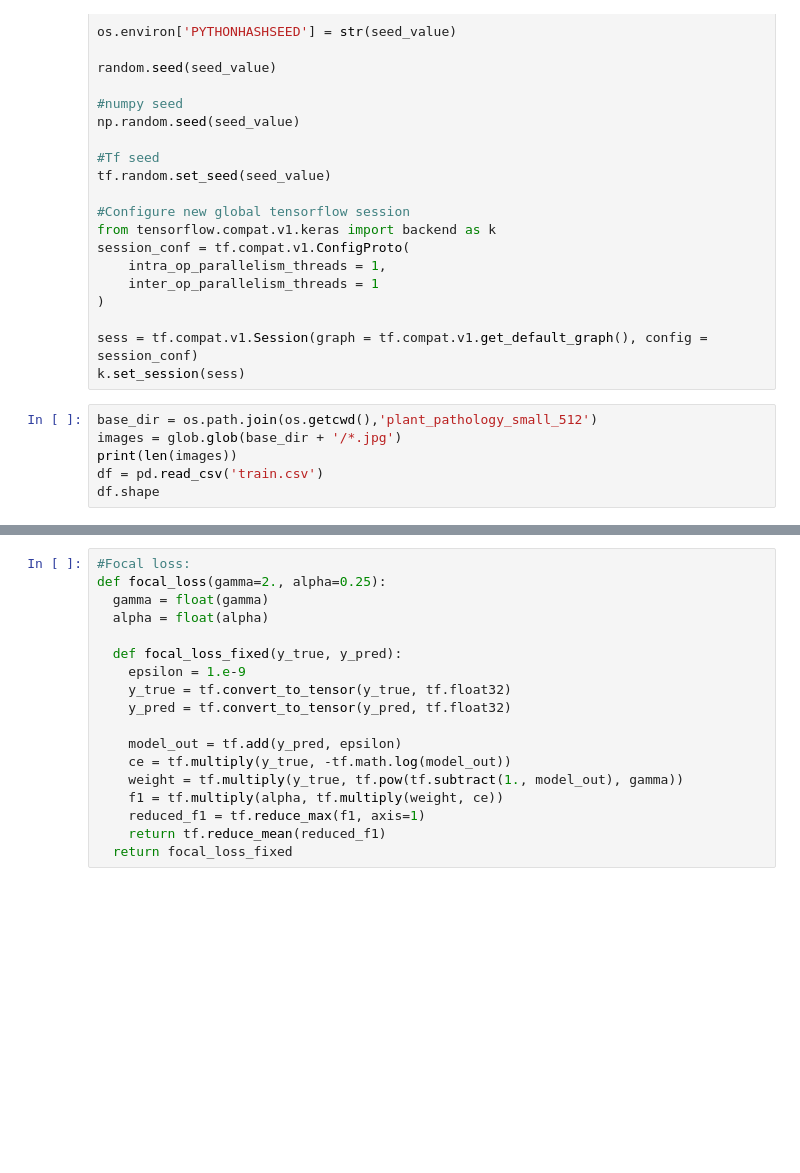
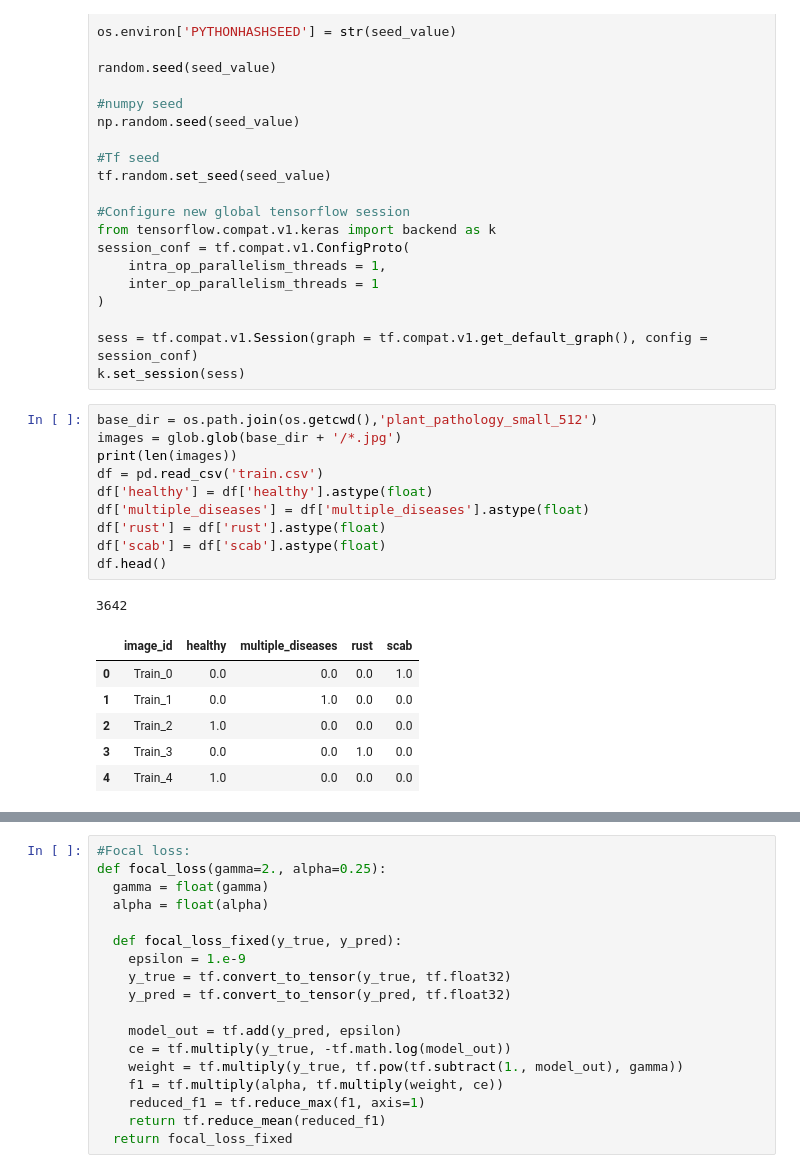
Before and after one commit to bmanikan/projects, a Jupyter notebook: PlantPythology.ipynb, the cells around one changed output, grey strips where cells are left out. Saved outputs shown, nothing was run; the diff lists cells and outputs as text; blank space fills up the shorter version.

```diff
--- a/PlantPythology.ipynb
+++ b/PlantPythology.ipynb
@@ -85,7 +93,19 @@ k.set_session(sess)
 # %%
 base_dir = os.path.join(os.getcwd(),'plant_pathology_small_512')
 images = glob.glob(base_dir + '/*.jpg')
 print(len(images))
 df = pd.read_csv('train.csv')
-df.shape
+df['healthy'] = df['healthy'].astype(float)
+df['multiple_diseases'] = df['multiple_diseases'].astype(float)
+df['rust'] = df['rust'].astype(float)
+df['scab'] = df['scab'].astype(float)
+df.head()
+# %% [output]
+3642
+|  | image_id | healthy | multiple_diseases | rust | scab |
+| 0 | Train_0 | 0.0 | 0.0 | 0.0 | 1.0 |
+| 1 | Train_1 | 0.0 | 1.0 | 0.0 | 0.0 |
+| 2 | Train_2 | 1.0 | 0.0 | 0.0 | 0.0 |
+| 3 | Train_3 | 0.0 | 0.0 | 1.0 | 0.0 |
+| 4 | Train_4 | 1.0 | 0.0 | 0.0 | 0.0 |
 # %%
```
Also changed, not shown: parts of 19 cells of this notebook.
